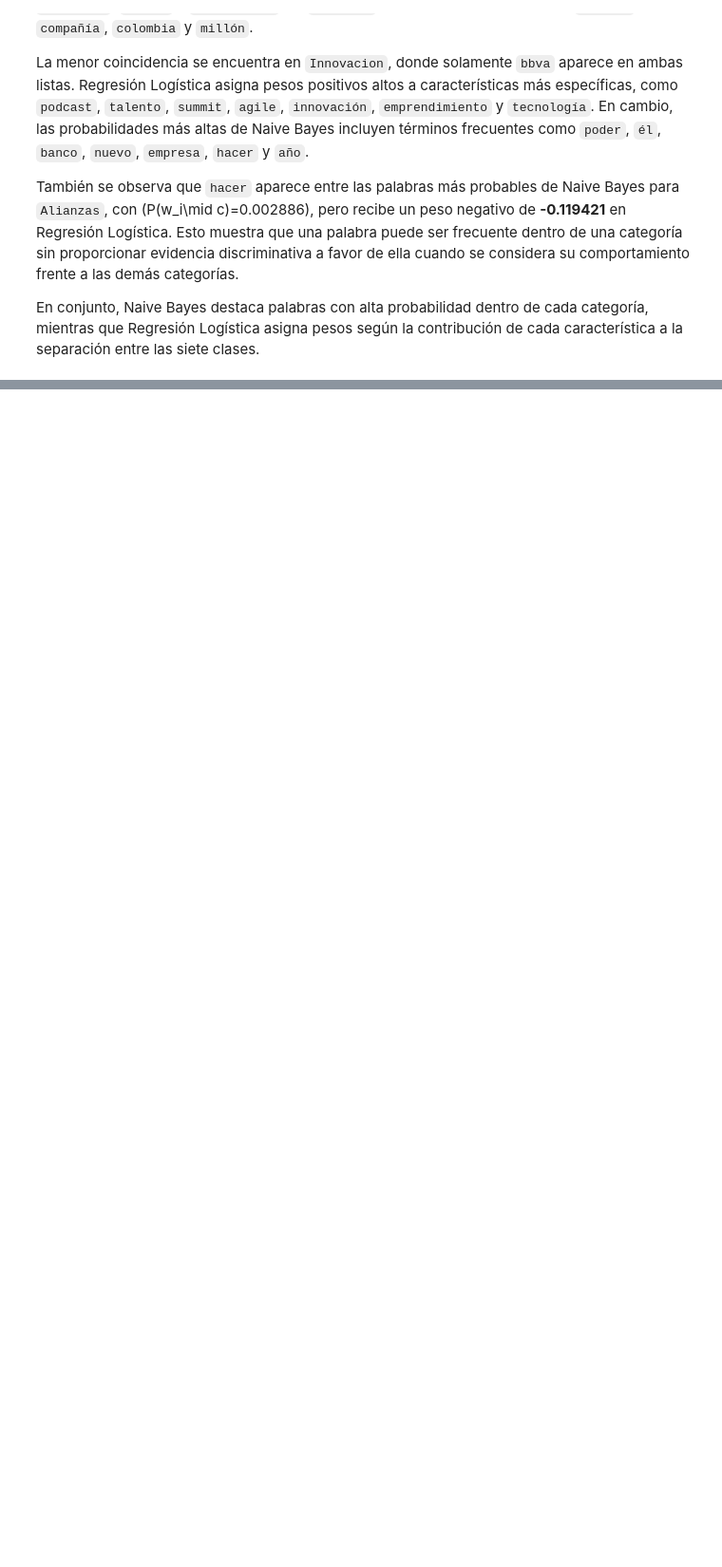
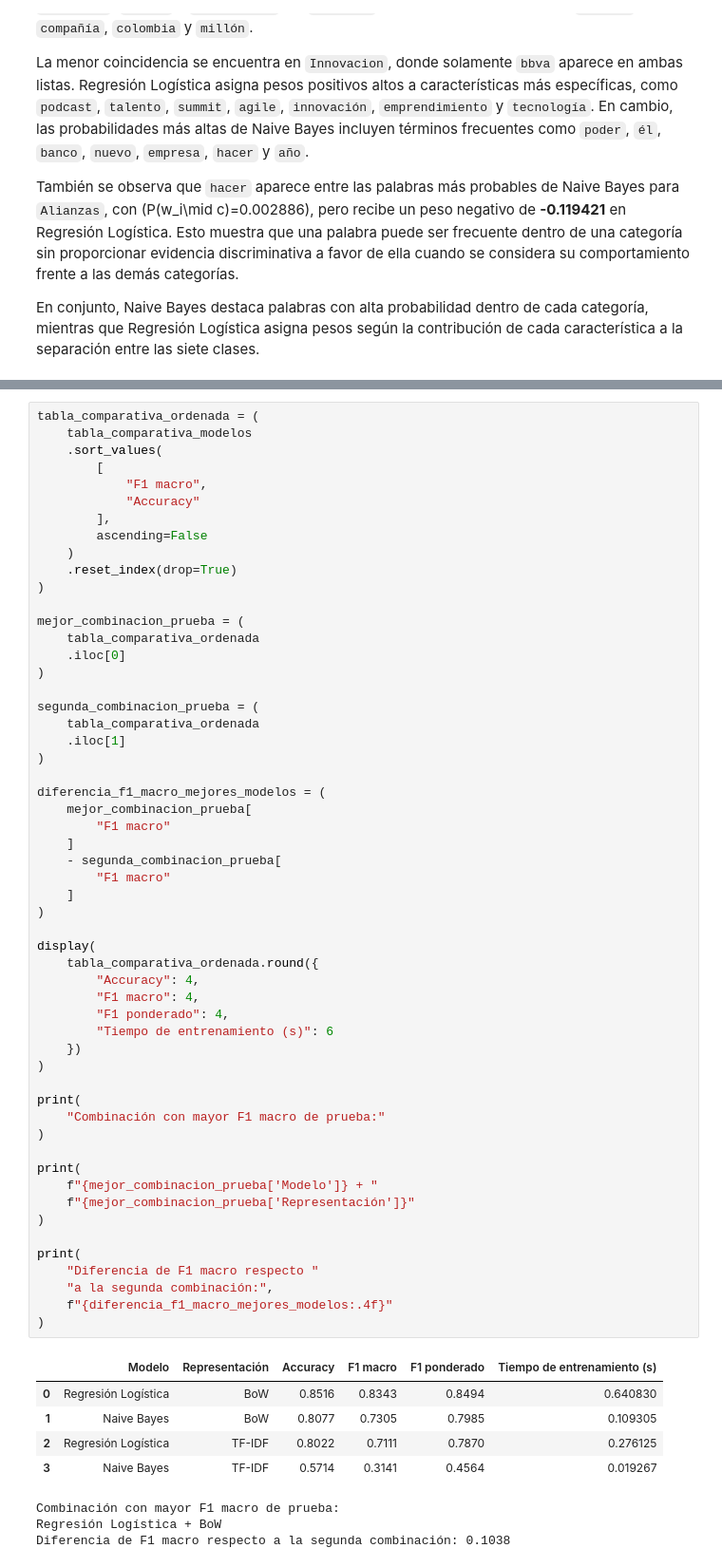
Before and after one commit to Jtanchezz/NLP, a Jupyter notebook: Lab4/lab4.ipynb, the cells around one changed output, grey strips where cells are left out. Shown at 95% size. Saved outputs shown, nothing was run; the diff lists cells and outputs as text; blank space fills up the shorter version.

```diff
--- a/Lab4/lab4.ipynb
+++ b/Lab4/lab4.ipynb
@@ -2122,0 +2514,64 @@ En conjunto, Naive Bayes destaca palabras con alta probabilidad dentro de cada c
+# %%
+tabla_comparativa_ordenada = (
+    tabla_comparativa_modelos
+    .sort_values(
+        [
+            "F1 macro",
+            "Accuracy"
+        ],
+        ascending=False
+    )
+    .reset_index(drop=True)
+)
+
+mejor_combinacion_prueba = (
+    tabla_comparativa_ordenada
+    .iloc[0]
+)
+
+segunda_combinacion_prueba = (
+    tabla_comparativa_ordenada
+    .iloc[1]
+)
+
+diferencia_f1_macro_mejores_modelos = (
+    mejor_combinacion_prueba[
+        "F1 macro"
+    ]
+    - segunda_combinacion_prueba[
+        "F1 macro"
+    ]
+)
+
+display(
+    tabla_comparativa_ordenada.round({
+        "Accuracy": 4,
+        "F1 macro": 4,
+        "F1 ponderado": 4,
+        "Tiempo de entrenamiento (s)": 6
+    })
+)
+
+print(
+    "Combinación con mayor F1 macro de prueba:"
+)
+
+print(
+    f"{mejor_combinacion_prueba['Modelo']} + "
+    f"{mejor_combinacion_prueba['Representación']}"
+)
+
+print(
+    "Diferencia de F1 macro respecto "
+    "a la segunda combinación:",
+    f"{diferencia_f1_macro_mejores_modelos:.4f}"
+)
+# %% [output]
+|  | Modelo | Representación | Accuracy | F1 macro | F1 ponderado | Tiempo de entrenamiento (s) |
+| 0 | Regresión Logística | BoW | 0.8516 | 0.8343 | 0.8494 | 0.640830 |
+| 1 | Naive Bayes | BoW | 0.8077 | 0.7305 | 0.7985 | 0.109305 |
+| 2 | Regresión Logística | TF-IDF | 0.8022 | 0.7111 | 0.7870 | 0.276125 |
+| 3 | Naive Bayes | TF-IDF | 0.5714 | 0.3141 | 0.4564 | 0.019267 |
+Combinación con mayor F1 macro de prueba:
+Regresión Logística + BoW
+Diferencia de F1 macro respecto a la segunda combinación: 0.1038
```
Also changed, not shown: parts of 6 cells of this notebook.
